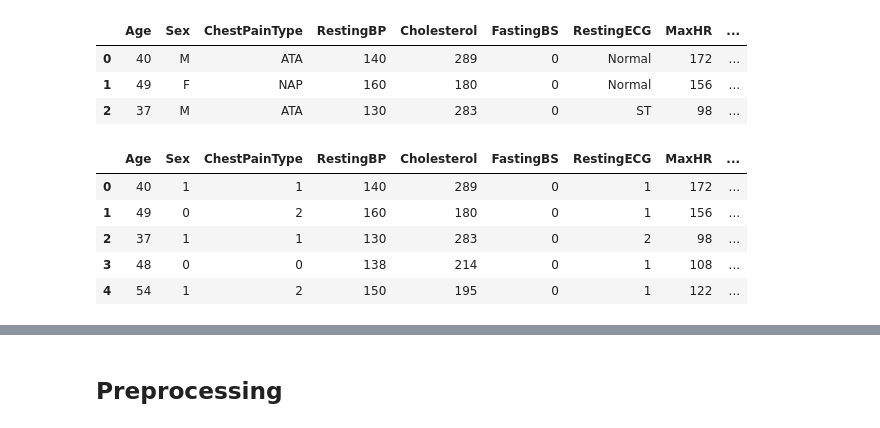
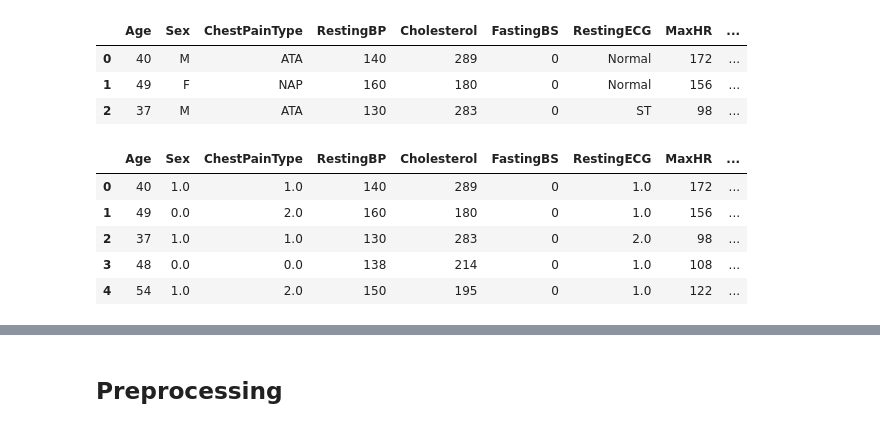
Before and after one commit to Pattptr/heart_disease_prediction, a Jupyter notebook: heart_disease_pred.ipynb, the cells around one changed output, grey strips where cells are left out. Saved outputs shown, nothing was run; the diff lists cells and outputs as text; code cells hidden in the pictures.

```diff
--- a/heart_disease_pred.ipynb
+++ b/heart_disease_pred.ipynb
@@ -16,7 +16,7 @@ from xgboost import XGBClassifier
 # %% [markdown]
 ## EDA
 # %%
-df = pd.read_csv('heart.csv')
+df = pd.read_csv('data/heart.csv')
 df.head()
 # %% [output]
 |  | Age | Sex | ChestPainType | RestingBP | Cholesterol | FastingBS | RestingECG | MaxHR | ... |
@@ -112,9 +115,0 @@ for col in X.select_dtypes(include=['object']).columns:
-# %%
-X_encode.head()
-# %% [output]
-|  | Age | Sex | ChestPainType | RestingBP | Cholesterol | FastingBS | RestingECG | MaxHR | ... |
-| 0 | 40 | 1 | 1 | 140 | 289 | 0 | 1 | 172 | ... |
-| 1 | 49 | 0 | 2 | 160 | 180 | 0 | 1 | 156 | ... |
-| 2 | 37 | 1 | 1 | 130 | 283 | 0 | 2 | 98 | ... |
-| 3 | 48 | 0 | 0 | 138 | 214 | 0 | 1 | 108 | ... |
-| 4 | 54 | 1 | 2 | 150 | 195 | 0 | 1 | 122 | ... |
@@ -121 +120,10 @@ X_encode.head()
+# %%
+X[:5]
+# %% [output]
+|  | Age | Sex | ChestPainType | RestingBP | Cholesterol | FastingBS | RestingECG | MaxHR | ... |
+| 0 | 40 | 1.0 | 1.0 | 140 | 289 | 0 | 1.0 | 172 | ... |
+| 1 | 49 | 0.0 | 2.0 | 160 | 180 | 0 | 1.0 | 156 | ... |
+| 2 | 37 | 1.0 | 1.0 | 130 | 283 | 0 | 2.0 | 98 | ... |
+| 3 | 48 | 0.0 | 0.0 | 138 | 214 | 0 | 1.0 | 108 | ... |
+| 4 | 54 | 1.0 | 2.0 | 150 | 195 | 0 | 1.0 | 122 | ... |
 # %%
```
Also changed, not shown: parts of 14 cells of this notebook.
